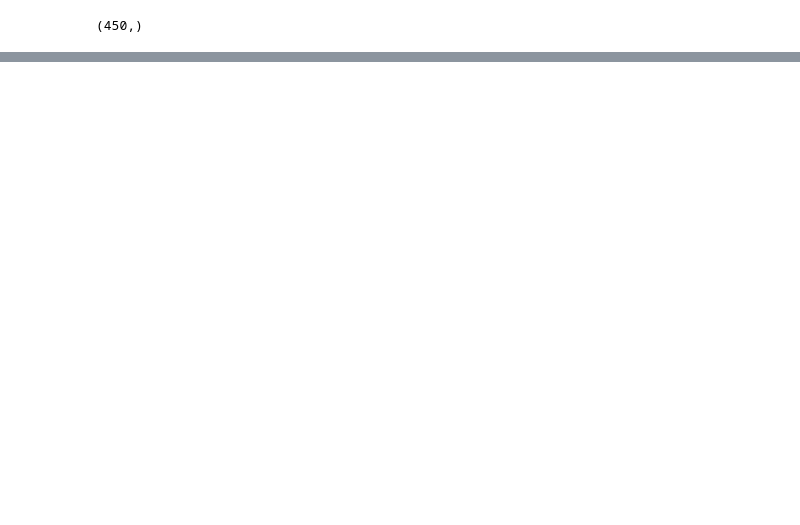
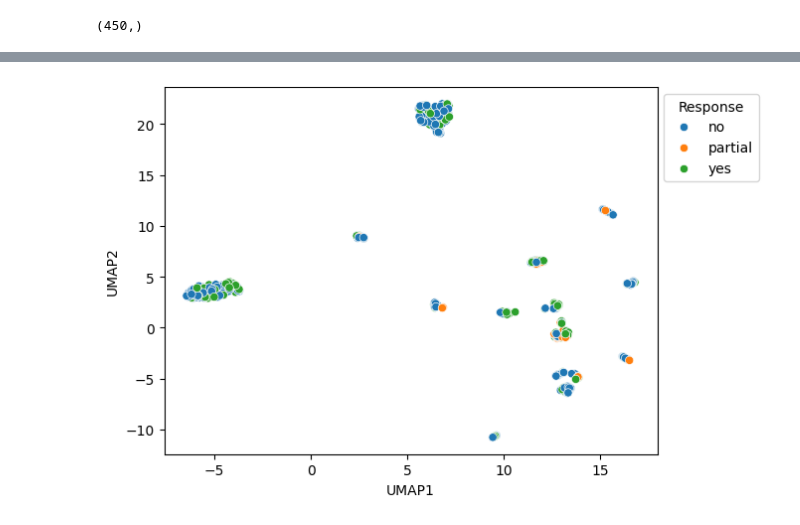
Before and after one commit to paoloAngelino/RCproject_code, a Jupyter notebook: another_DANN.ipynb, the cells around one changed output, grey strips where cells are left out. Drawn from its saved outputs; the diff is of its cells as text; code cells hidden in the pictures; blank space fills up the shorter version.

```diff
--- a/another_DANN.ipynb
+++ b/another_DANN.ipynb
@@ -191,0 +239,9 @@ y_true.shape
+# %%
+#checking response variable separation
+categories =  adata.obs['Response']
+umap_data = {'UMAP1': umap_result[:, 0], 'UMAP2': umap_result[:, 1],'Response':categories}
+umap_df = pd.DataFrame(data=umap_data)
+ax = sb.scatterplot(data=umap_df, x='UMAP1', y='UMAP2', hue='Response')
+sb.move_legend(ax, "upper left", bbox_to_anchor=(1, 1))
+# %% [output]
+[figure, added]
```
Also changed, not shown: parts of 7 cells of this notebook.
